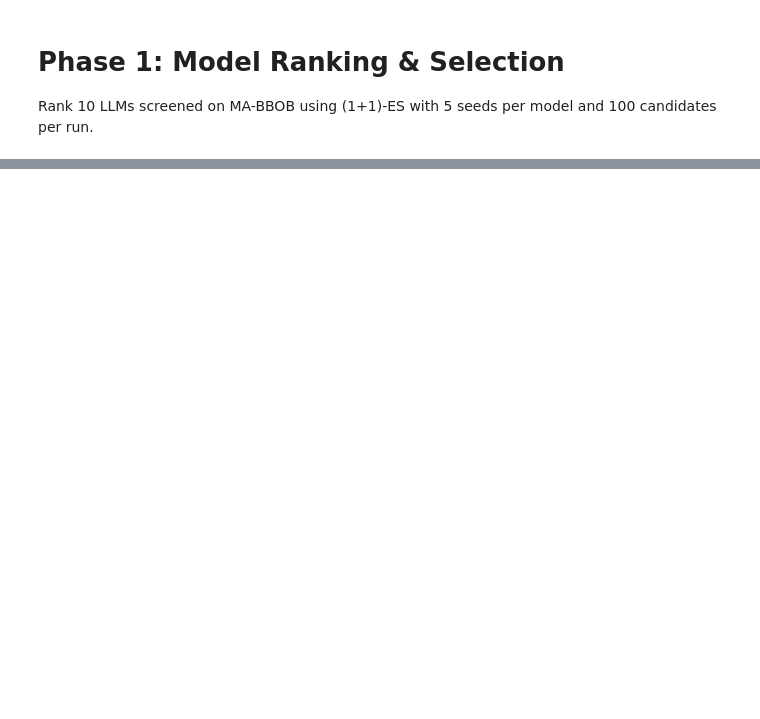
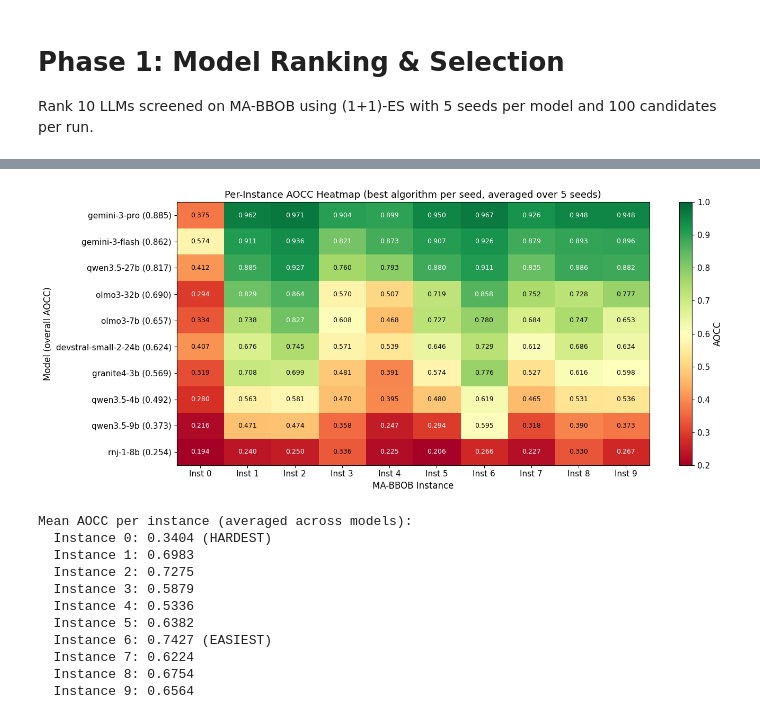
Before and after one commit to Maxwe11h/thesis-experiments, a Jupyter notebook: analysis/phase1_model_ranking.ipynb, the cells around one changed output, grey strips where cells are left out. Saved outputs shown, nothing was run; the diff lists cells and outputs as text; code cells hidden in the pictures; blank space fills up the shorter version.

```diff
--- a/analysis/phase1_model_ranking.ipynb
+++ b/analysis/phase1_model_ranking.ipynb
@@ -237,3 +268,82 @@ plt.show()
+# %%
+# --- Per-Instance AOCC Heatmap (averaged over best algorithm per seed) ---
+
+# For each model & seed, find the best algorithm and get its per-instance AUCs
+sorted_models = summary["model"].tolist()  # already sorted by aocc_mean desc
+
+instance_matrix = []
+instance_std_matrix = []
+model_labels = []
+
+for model in sorted_models:
+    seed_instance_means = []
+    for seed in range(N_SEEDS):
+        sub = df[(df["model"] == model) & (df["seed"] == seed)]
+        if sub.empty:
+            continue
+        # Find best candidate in this seed
+        best_idx = sub["fitness"].idxmax()
+        aucs = sub.loc[best_idx, "aucs"]
+        if not aucs or len(aucs) != N_INSTANCES * EVAL_SEEDS:
+            continue
+        aucs_arr = np.array(aucs).reshape(N_INSTANCES, EVAL_SEEDS)
+        seed_instance_means.append(aucs_arr.mean(axis=1))  # (10,)
+
+    if seed_instance_means:
+        stacked = np.array(seed_instance_means)  # (n_seeds, 10)
+        instance_matrix.append(stacked.mean(axis=0))
+        instance_std_matrix.append(stacked.std(axis=0))
+        overall_mean = stacked.mean()
+        model_labels.append(f"{model} ({overall_mean:.3f})")
+    else:
+        instance_matrix.append(np.full(N_INSTANCES, np.nan))
+        instance_std_matrix.append(np.full(N_INSTANCES, np.nan))
+        model_labels.append(f"{model} (N/A)")
+
+instance_matrix = np.array(instance_matrix)
+instance_std_matrix = np.array(instance_std_matrix)
+
+fig, ax = plt.subplots(figsize=(14, max(6, len(sorted_models) * 0.6)))
+im = ax.imshow(instance_matrix, aspect="auto", cmap="RdYlGn", vmin=0.2, vmax=1.0)
+
+for i in range(instance_matrix.shape[0]):
+    for j in range(instance_matrix.shape[1]):
+        val = instance_matrix[i, j]
+        if not np.isnan(val):
+            ax.text(j, i, f"{val:.3f}", ha="center", va="center", fontsize=9,
+                    color="black" if 0.3 < val < 0.8 else "white")
+
+ax.set_xticks(range(N_INSTANCES))
+ax.set_xticklabels([f"Inst {i}" for i in range(N_INSTANCES)])
+ax.set_yticks(range(len(model_labels)))
+ax.set_yticklabels(model_labels)
+ax.set_xlabel("MA-BBOB Instance")
+ax.set_ylabel("Model (overall AOCC)")
+ax.set_title("Per-Instance AOCC Heatmap (best algorithm per seed, averaged over 5 seeds)")
+plt.colorbar(im, ax=ax, label="AOCC")
+plt.tight_layout()
+plt.show()
+
+# Identify hard/easy instances
+mean_per_instance = np.nanmean(instance_matrix, axis=0)
+print("\nMean AOCC per instance (averaged across models):")
+for i, m in enumerate(mean_per_instance):
+    label = " (HARDEST)" if i == np.nanargmin(mean_per_instance) else \
+            " (EASIEST)" if i == np.nanargmax(mean_per_instance) else ""
+    print(f"  Instance {i}: {m:.4f}{label}")
+# %% [output]
+[figure, added]
+Mean AOCC per instance (averaged across models):
+  Instance 0: 0.3404 (HARDEST)
+  Instance 1: 0.6983
+  Instance 2: 0.7275
+  Instance 3: 0.5879
+  Instance 4: 0.5336
+  Instance 5: 0.6382
+  Instance 6: 0.7427 (EASIEST)
+  Instance 7: 0.6224
+  Instance 8: 0.6754
+  Instance 9: 0.6564
 # %%
 # --- Cell 3: Convergence Curves ---
 
```
Also changed, not shown: parts of 13 cells of this notebook, 15 other files.
